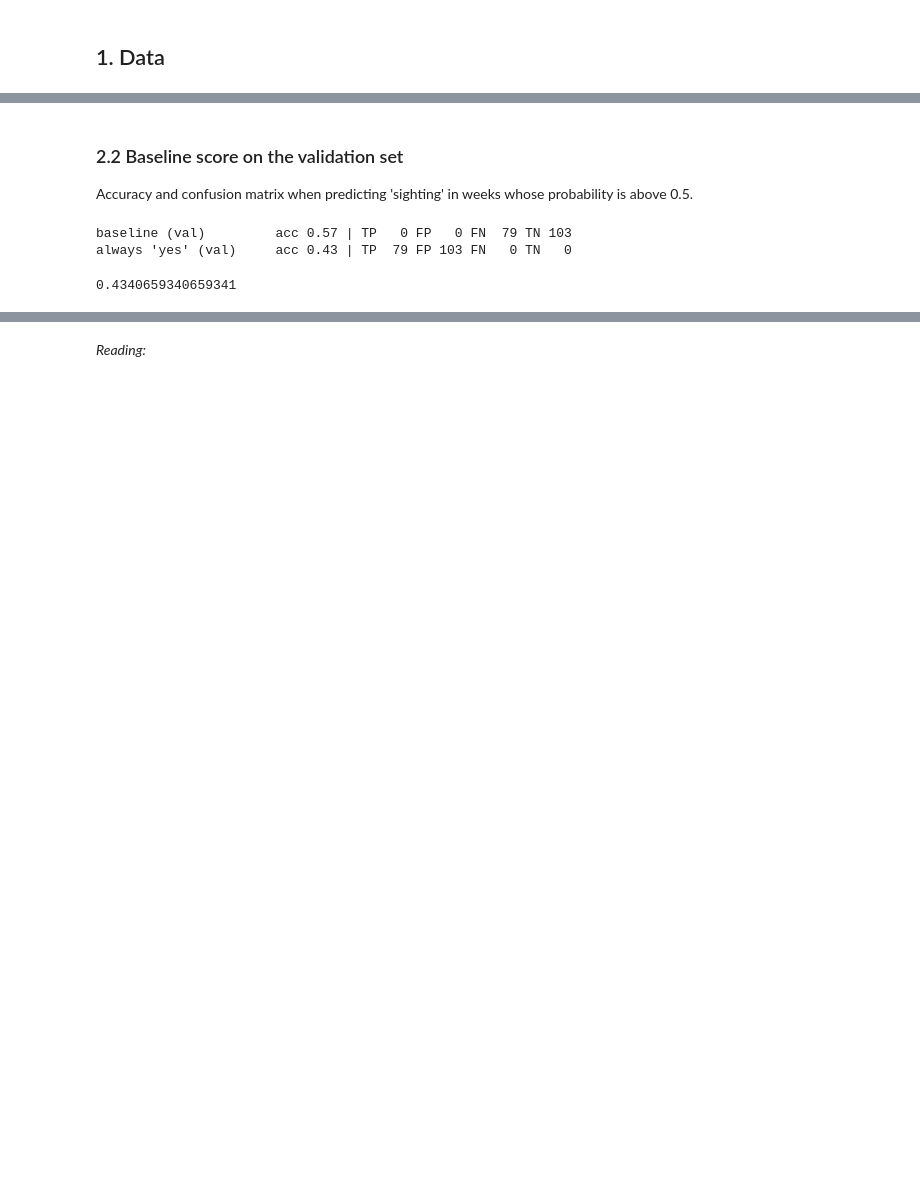
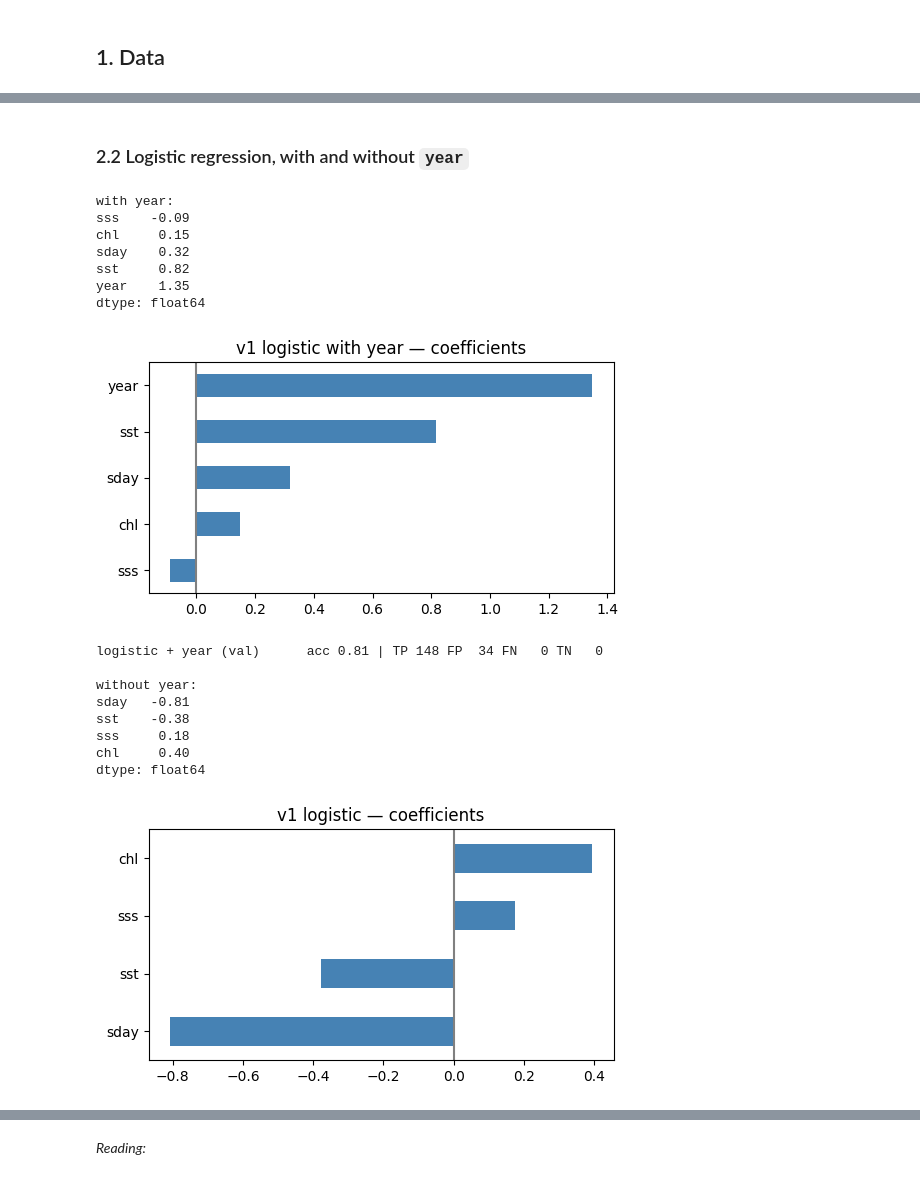
Before and after one commit to Patrick190508/whaleshark-mafia-island, a Jupyter notebook: notebooks/MVP_Daily_Prediction_Ningaloo.ipynb, the cells around one changed output, grey strips where cells are left out. Saved outputs shown, nothing was run; the diff lists cells and outputs as text; code cells hidden in the pictures; blank space fills up the shorter version.

```diff
--- a/notebooks/MVP_Daily_Prediction_Ningaloo.ipynb
+++ b/notebooks/MVP_Daily_Prediction_Ningaloo.ipynb
@@ -37,11 +40,16 @@ d = d[d["year"].isin(active)].dropna(subset=["sst", "chl", "sss"]).copy()
 d["sday2"] = d["sday"] ** 2
 d["sst2"]  = d["sst"] ** 2
 
-# target: better-than-average day for its own season
+# target v1: at least one sighting that day
+d["y1"] = (d["sightings"] > 0).astype(int)
+
+# target v2: better-than-average day for its own season
 avg = d.groupby("year")["sightings"].transform("mean")
-d["y"] = (d["sightings"] > avg).astype(int)
+d["y2"] = (d["sightings"] > avg).astype(int)
 
 print("seasons:", sorted(d["year"].unique()))
-print("rows:", len(d), "| good days:", d["y"].sum(), f"({d['y'].mean():.0%})")
+print("rows:", len(d))
+print("v1 — days with >= 1 sighting:", d["y1"].sum(), f"({d['y1'].mean():.0%})")
+print("v2 — better-than-average days:", d["y2"].sum(), f"({d['y2'].mean():.0%})")
 # %% [output]
 seasons: [np.int64(1998), np.int64(1999), np.int64(2000), np.int64(2001), np.int64(2002), np.int64(2003), np.int64(2004), np.int64(2005), np.int64(2006), np.int64(2007), np.int64(2008), np.int64(2009) ...
@@ -96,20 +140,34 @@ Name: p_week, dtype: float64
-# %% [markdown]
-### 2.2 Baseline score on the validation set
-Accuracy and confusion matrix when predicting 'sighting' in weeks whose probability is above 0.5.
-# %%
-from sklearn.metrics import accuracy_score, confusion_matrix
-
-def score(y_true, p, thr=0.5, label=""):
-    pred = (p >= thr).astype(int)
-    acc = accuracy_score(y_true, pred)
-    tn, fp, fn, tp = confusion_matrix(y_true, pred).ravel()
-    print(f"{label:22s} acc {acc:.2f} | TP {tp:3d} FP {fp:3d} FN {fn:3d} TN {tn:3d}")
-    return acc
-
-p_val_base = val["week"].map(weekly)
-score(val["y"], p_val_base, label="baseline (val)")
-score(val["y"], np.ones(len(val)), label="always 'yes' (val)")
-# %% [output]
-baseline (val)         acc 0.57 | TP   0 FP   0 FN  79 TN 103
-always 'yes' (val)     acc 0.43 | TP  79 FP 103 FN   0 TN   0
-0.4340659340659341
+# %% [markdown]
+### 2.2 Logistic regression, with and without `year`
+# %%
+y1_tr, y1_va, y1_te = train["y1"], val["y1"], test["y1"]
+
+# with year (to show what happens)
+FY = FEATS + ["year"]
+scy = StandardScaler().fit(train[FY])
+logit_y = LogisticRegression(max_iter=1000).fit(scy.transform(train[FY]), y1_tr)
+print("with year:"); coef_plot(logit_y, FY, "v1 logistic with year — coefficients")
+score(y1_va, logit_y.predict_proba(scy.transform(val[FY]))[:, 1], 0.5, "logistic + year (val)")
+
+# without year
+logit1 = LogisticRegression(max_iter=1000).fit(Xtr1, y1_tr)
+p_val_l1 = logit1.predict_proba(Xva1)[:, 1]
+print("\nwithout year:"); coef_plot(logit1, FEATS, "v1 logistic — coefficients")
+# %% [output]
+with year:
+sss    -0.09
+chl     0.15
+sday    0.32
+sst     0.82
+year    1.35
+dtype: float64
+[figure, added]
+logistic + year (val)      acc 0.81 | TP 148 FP  34 FN   0 TN   0
+
+without year:
+sday   -0.81
+sst    -0.38
+sss     0.18
+chl     0.40
+dtype: float64
+[figure, added]
```
Also changed, not shown: parts of 52 cells of this notebook.
